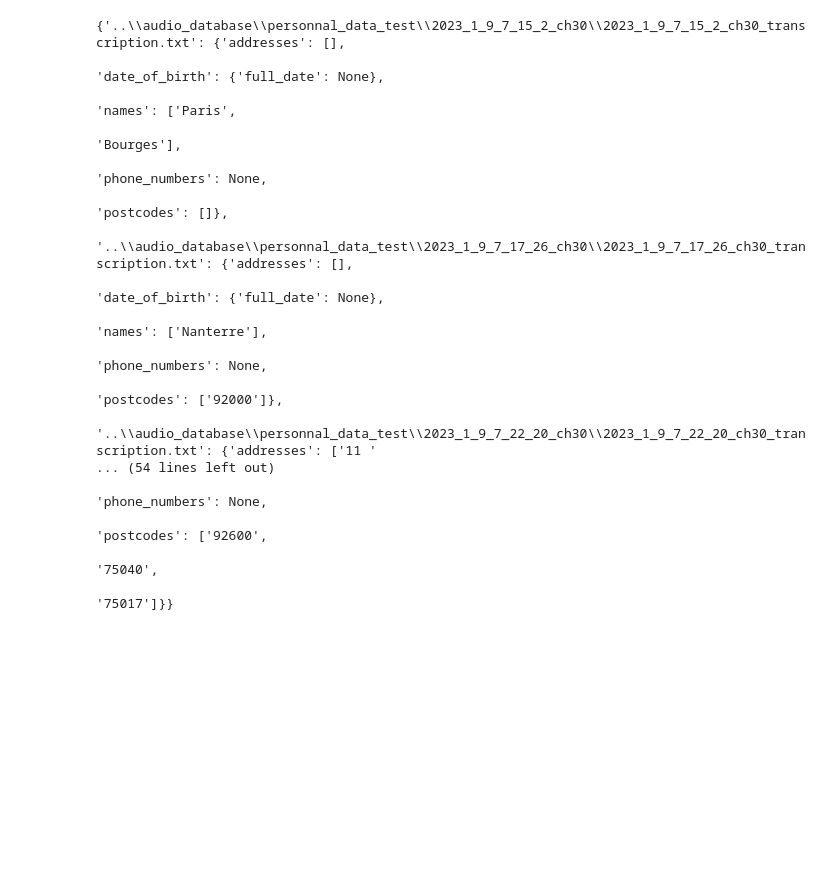
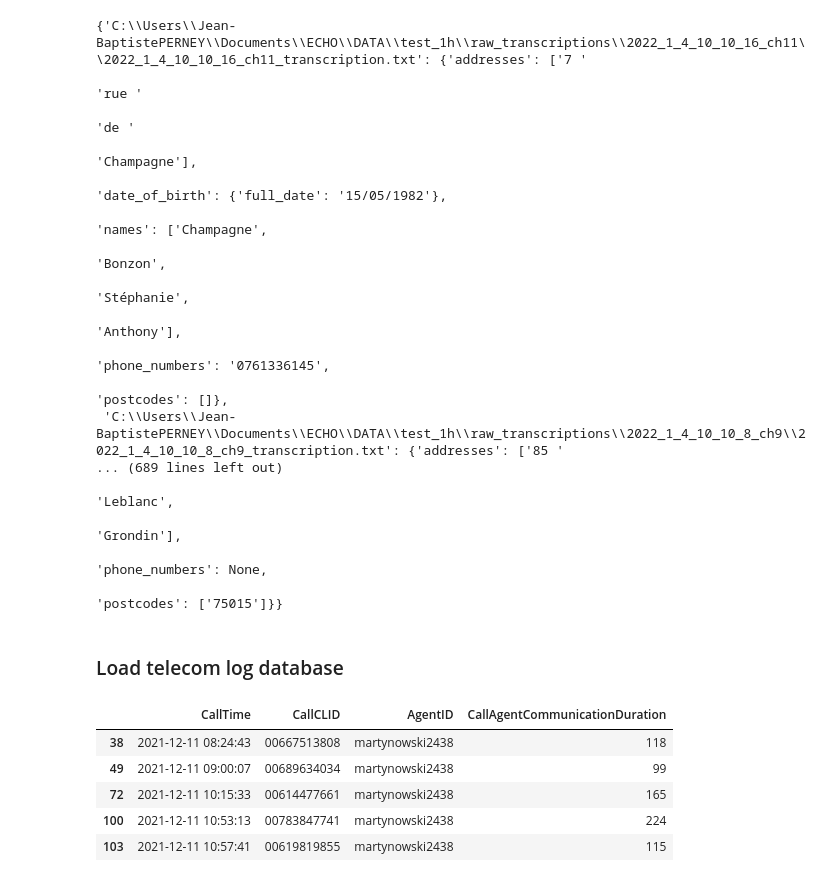
Before and after one commit to Thib-echo/audio-utils, a Jupyter notebook: data_labelling.ipynb, the cells around one changed output. Cells and saved outputs as stored; diff of their text form; code cells hidden in the pictures; blank space fills up the shorter version.

Commit message:
[DEV] - Start medical database matching

```diff
--- a/data_labelling.ipynb
+++ b/data_labelling.ipynb
@@ -79,7 +84,7 @@ def extract_full_date(transcript):
         year = int(years[0])
         if year < min_year:
             year = int("19" + year[-2:])
-        return f"01/01/{str(years)}"  # Defaulting to '01/01/YYYY' for year-only cases
+        return f"01/01/{str(year)}"  # Defaulting to '01/01/YYYY' for year-only cases
 
     return None
 
@@ -113,7 +118,7 @@ def extract_personal_info(data_folder):
     address_pattern = r'\b(\d+\s+(?:rue|rues|boulevard|avenue)\s+[a-zA-Zéèàêûôâîç\s-]+)\b'
     number_sequence_pattern = r'\b\d+\b'
 
-    for file_path in data_folder.rglob('*.txt'):
+    for file_path in tqdm(data_folder.rglob('*.txt')):
         with open(file_path, 'r', encoding='utf-8') as file:
             transcript = file.read()
 
@@ -133,20 +138,61 @@ def extract_personal_info(data_folder):
 personnal_data = extract_personal_info(DATA_FOLDER)
 pprint(personnal_data)
 # %% [output]
-{'..\\audio_database\\personnal_data_test\\2023_1_9_7_15_2_ch30\\2023_1_9_7_15_2_ch30_transcription.txt': {'addresses': [],
-                                                                                                           'date_of_birth': {'full_date': None},
-                                                                                                           'names': ['Paris',
-                                                                                                                     'Bourges'],
-                                                                                                           'phone_numbers': None,
-                                                                                                           'postcodes': []},
- '..\\audio_database\\personnal_data_test\\2023_1_9_7_17_26_ch30\\2023_1_9_7_17_26_ch30_transcription.txt': {'addresses': [],
-                                                                                                             'date_of_birth': {'full_date': None},
-                                                                                                             'names': ['Nanterre'],
-                                                                                                             'phone_numbers': None,
-                                                                                                             'postcodes': ['92000']},
- '..\\audio_database\\personnal_data_test\\2023_1_9_7_22_20_ch30\\2023_1_9_7_22_20_ch30_transcription.txt': {'addresses': ['11 '
-... (54 lines left out)
-                                                                                                           'phone_numbers': None,
-                                                                                                           'postcodes': ['92600',
-                                                                                                                         '75040',
-                                                                                                                         '75017']}}
+{'C:\\Users\\Jean-BaptistePERNEY\\Documents\\ECHO\\DATA\\test_1h\\raw_transcriptions\\2022_1_4_10_10_16_ch11\\2022_1_4_10_10_16_ch11_transcription.txt': {'addresses': ['7 '
+                                                                                                                                                                        'rue '
+                                                                                                                                                                        'de '
+                                                                                                                                                                        'Champagne'],
+                                                                                                                                                          'date_of_birth': {'full_date': '15/05/1982'},
+                                                                                                                                                          'names': ['Champagne',
+                                                                                                                                                                    'Bonzon',
+                                                                                                                                                                    'Stéphanie',
+                                                                                                                                                                    'Anthony'],
+                                                                                                                                                          'phone_numbers': '0761336145',
+                                                                                                                                                          'postcodes': []},
+ 'C:\\Users\\Jean-BaptistePERNEY\\Documents\\ECHO\\DATA\\test_1h\\raw_transcriptions\\2022_1_4_10_10_8_ch9\\2022_1_4_10_10_8_ch9_transcription.txt': {'addresses': ['85 '
+... (689 lines left out)
+                                                                                                                                                                  'Leblanc',
+                                                                                                                                                                  'Grondin'],
+                                                                                                                                                        'phone_numbers': None,
+                                                                                                                                                        'postcodes': ['75015']}}
+# %% [markdown]
+### Load telecom log database
+# %%
+def load_mdb_data(file_path, table_name="InboundVoiceCalls"):
+    try:
+        # Connection string for MDB file
+        conn_str = f'DRIVER={{Microsoft Access Driver (*.mdb, *.accdb)}};DBQ={file_path};'
+
+        # Establishing connection to the MDB file
+        conn = pyodbc.connect(conn_str)
+        cursor = conn.cursor()
+
+        # Reading each table into a pandas DataFrame
+        df = pd.read_sql(f'SELECT * FROM [{table_name}]', conn)
+
+        cursor.close()
+        conn.close()
+
+        return df
+
+    except Exception as e:
+        print(f"Error occurred: {e}")
+        return None
+
+file_path = "/Users/Jean-BaptistePERNEY/Documents/ECHO/DATA/telecom_log_2022/01022022.mdb"
+telecom_log_df = load_mdb_data(file_path, table_name="InboundVoiceCalls")
+
+telecom_log_df = telecom_log_df[telecom_log_df['CallAgentCommunicationDuration'] != 0]
+telecom_log_df = telecom_log_df[telecom_log_df['CallServiceID'] != 'SOS']
+
+columns_to_keep = ["CallTime", "CallCLID", "AgentID", "CallAgentCommunicationDuration"]
+telecom_log_df = telecom_log_df[columns_to_keep]
+
+telecom_log_df.head()
+# %% [output]
+|  | CallTime | CallCLID | AgentID | CallAgentCommunicationDuration |
+| 38 | 2021-12-11 08:24:43 | 00667513808 | martynowski2438 | 118 |
+| 49 | 2021-12-11 09:00:07 | 00689634034 | martynowski2438 | 99 |
+| 72 | 2021-12-11 10:15:33 | 00614477661 | martynowski2438 | 165 |
+| 100 | 2021-12-11 10:53:13 | 00783847741 | martynowski2438 | 224 |
+| 103 | 2021-12-11 10:57:41 | 00619819855 | martynowski2438 | 115 |
```
Also changed, not shown: parts of 7 cells of this notebook.
